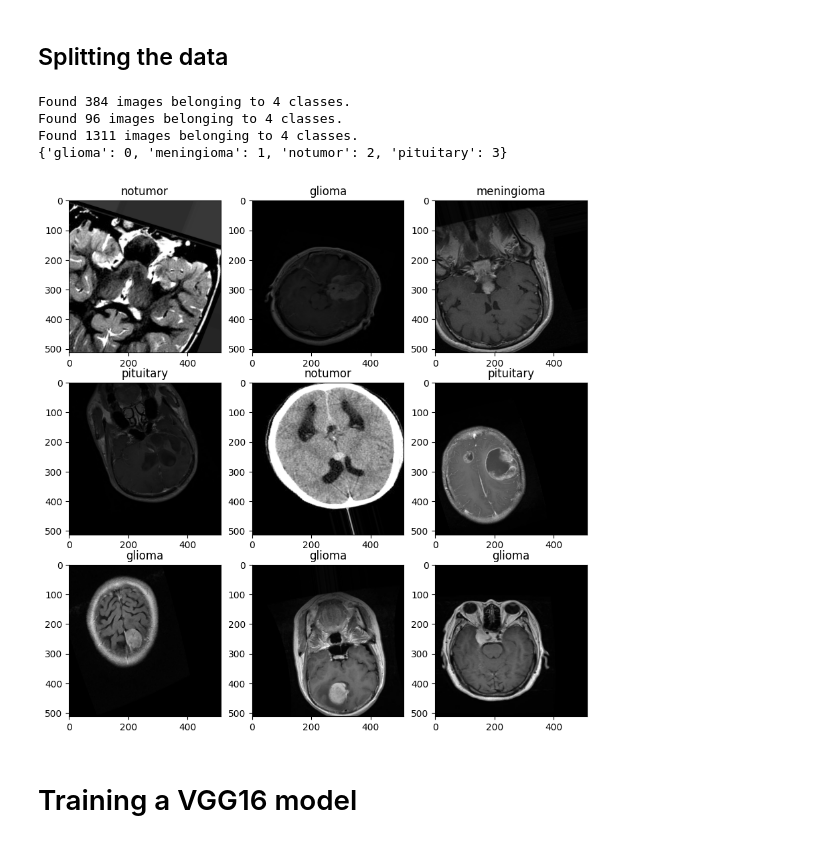
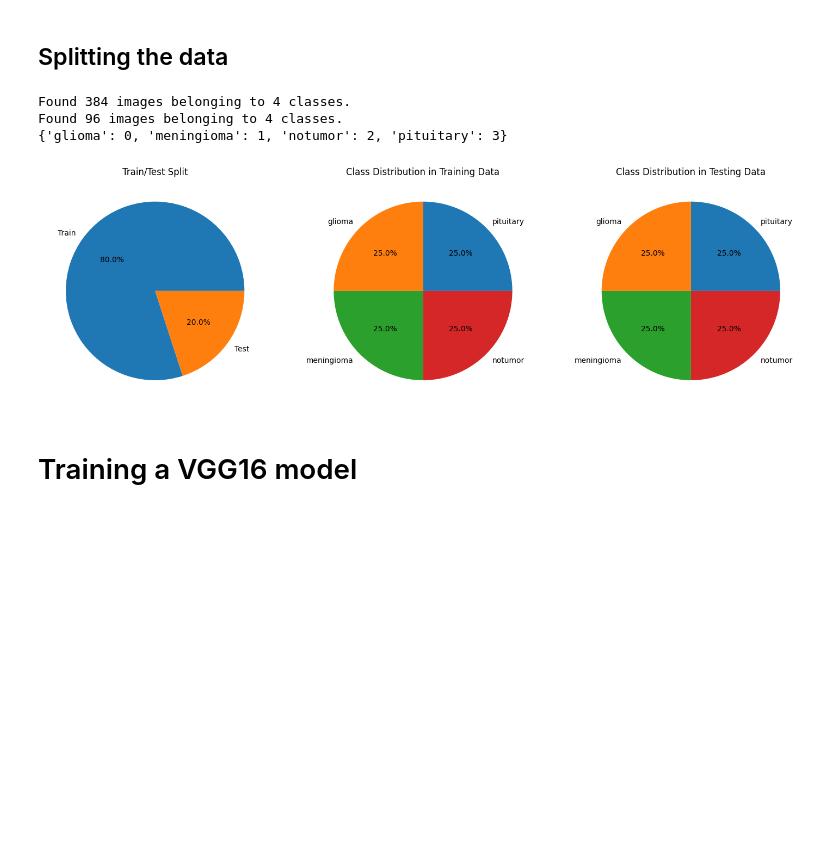
Before and after one commit to Devoalda/CSC3109_Brain_MRI_Classification, a Jupyter notebook: notebooks/VGG16_512.ipynb, the cells around one changed output. Cells and saved outputs as stored; diff of their text form; code cells hidden in the pictures; blank space fills up the shorter version.

```diff
--- a/notebooks/VGG16_512.ipynb
+++ b/notebooks/VGG16_512.ipynb
@@ -150,65 +154,62 @@ sns.despine()
 # %%
 classes = os.listdir(dir)
 
-batch_size = 16
-
 train_datagen = ImageDataGenerator(
     rescale=1. / 255,
-    rotation_range=20,
-    width_shift_range=0.2,
-    height_shift_range=0.2,
-    shear_range=0.2,
-    zoom_range=0.2,
     horizontal_flip=True,
-    vertical_flip=True,
-    brightness_range = [0.3, 1.5],
-    fill_mode='nearest',
     validation_split=0.2)
 
-validation_datagen = ImageDataGenerator(rescale=1. / 255)
+validation_datagen = ImageDataGenerator(rescale=1. / 255,
+                                        validation_split=0.2)
 
 train_generator = train_datagen.flow_from_directory(
     dir,
     target_size=(512, 512),
-    batch_size=batch_size,
+    batch_size=32,
     seed=42,
     subset='training'
 )
 
-test_generator = train_datagen.flow_from_directory(
+test_generator = validation_datagen.flow_from_directory(
     dir,
     target_size=(512, 512),
-    batch_size=batch_size,
+    batch_size=32,
     seed=42,
-    subset='validation'
-)
+    subset='validation')
 
-validation_generator = validation_datagen.flow_from_directory(
-    validation_dir,
-    target_size=(512, 512),
-    seed=42,
-    batch_size=batch_size
-)
 
 print(test_generator.class_indices)
 
-# Display 1 image using matplotlib
-plt.figure(figsize=(10, 10))
-for i in range(9):
-    plt.subplot(3, 3, i + 1)
-    for X_batch, Y_batch in train_generator:
-        image = X_batch[0]
-        # Print Class
-        plt.title(classes[np.argmax(Y_batch[0])])
+# Get the number of samples in the training and testing data
+num_train_samples = train_generator.samples
+num_test_samples = test_generator.samples
 
-        plt.imshow(image)
-        break
+# Get the distribution of classes in the training and testing data
+train_class_distribution = np.bincount(train_generator.classes)
+test_class_distribution = np.bincount(test_generator.classes)
+
+# Create a figure with 3 subplots
+fig, axes = plt.subplots(1, 3, figsize=(18, 6))
+
+# Plot the train/test split
+axes[0].pie([num_train_samples, num_test_samples], labels=['Train', 'Test'], autopct='%1.1f%%')
+axes[0].set_title('Train/Test Split')
+
+# Plot the distribution of classes in the training data
+axes[1].pie(train_class_distribution, labels=classes, autopct='%1.1f%%')
+axes[1].set_title('Class Distribution in Training Data')
+
+# Plot the distribution of classes in the testing data
+axes[2].pie(test_class_distribution, labels=classes, autopct='%1.1f%%')
+axes[2].set_title('Class Distribution in Testing Data')
+
+# Display the plots
+plt.show()
 # %% [output]
 Found 384 images belonging to 4 classes.
 Found 96 images belonging to 4 classes.
-Found 1311 images belonging to 4 classes.
 {'glioma': 0, 'meningioma': 1, 'notumor': 2, 'pituitary': 3}
-[figure, old version]
+[figure, new version]
 # %% [markdown]
 # Training a VGG16 model
 # %%
```
Also changed, not shown: parts of 13 cells of this notebook, 1 other file.
